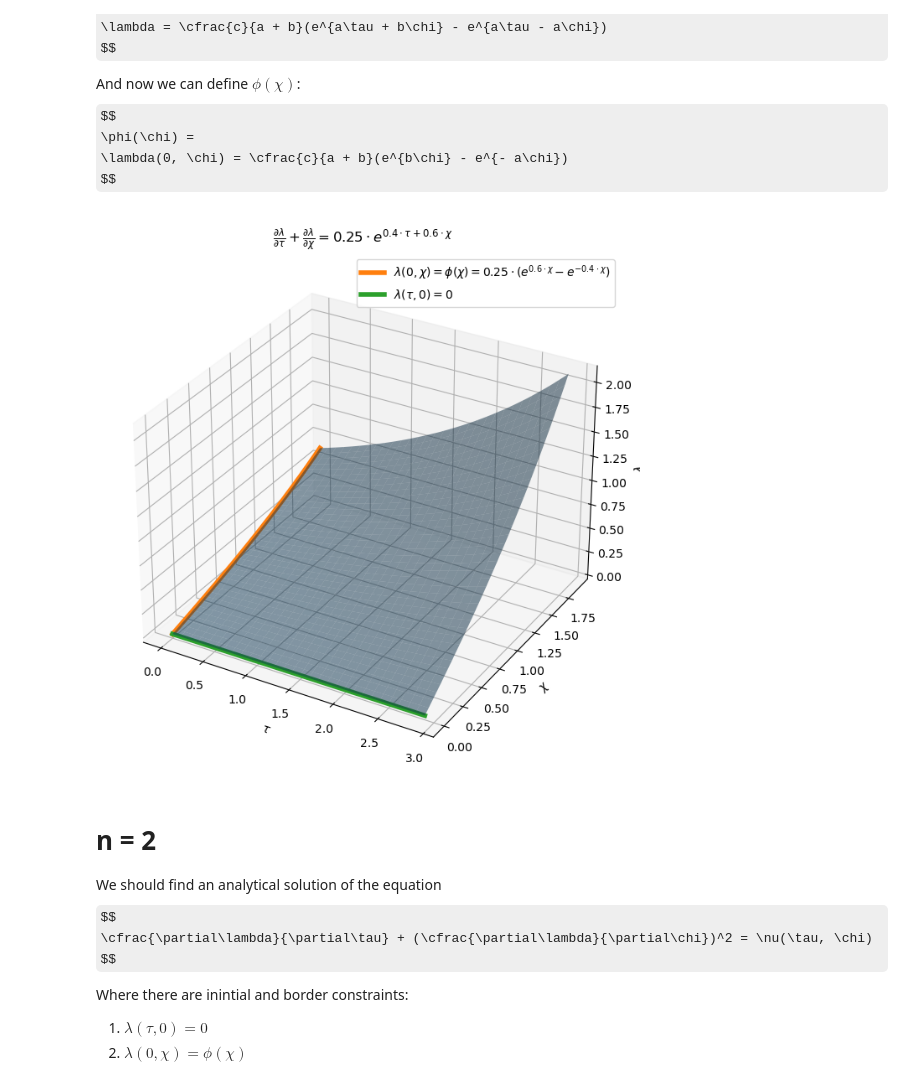
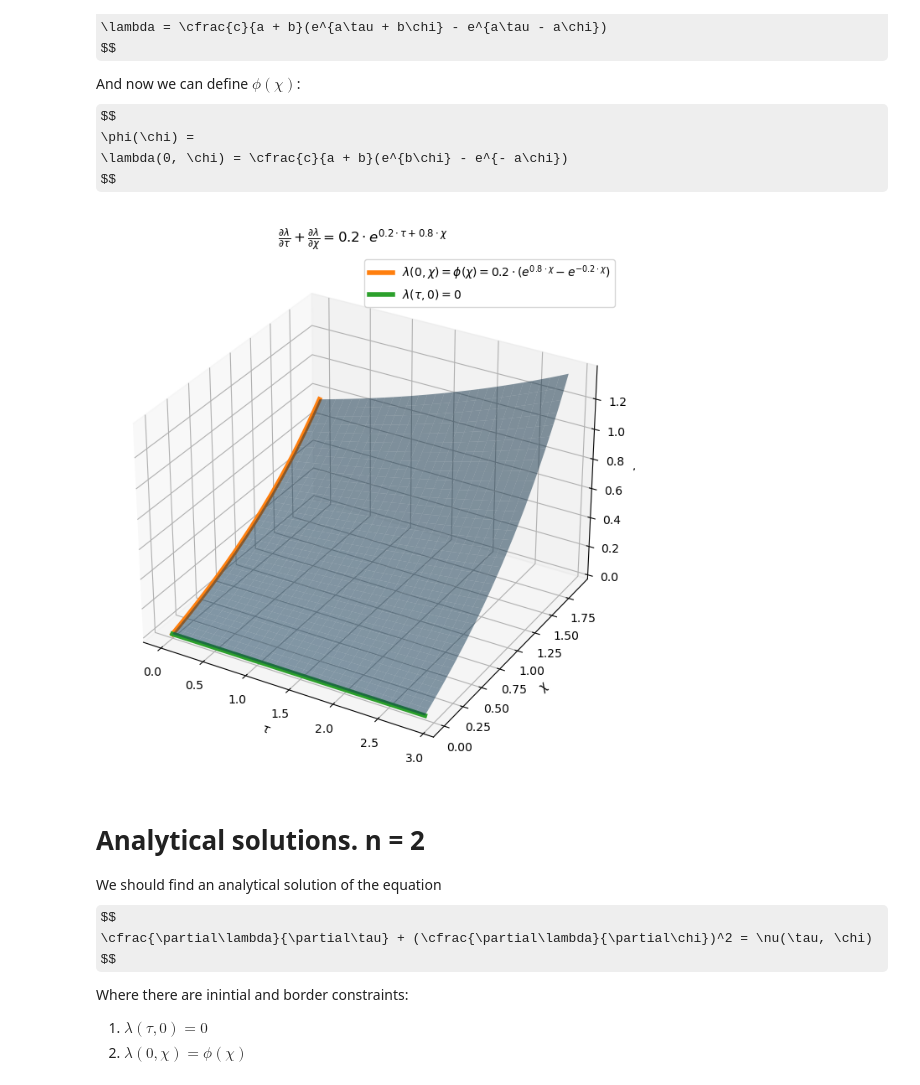
Before and after one commit to zimfv/river-profiles, a Jupyter notebook: Analytical Solutions.ipynb, the cells around one changed output. Saved outputs shown, nothing was run; the diff lists cells and outputs as text; code cells hidden in the pictures; some formulas as TeX source.

```diff
--- a/Analytical Solutions.ipynb
+++ b/Analytical Solutions.ipynb
@@ -174,46 +174,46 @@ $$
 def nu_exptype(tau, chi, a=1, b=1, c=1):
     return c*np.exp(a*tau + b*chi)
 # %%
-def lambda_anal_exptype_n1(tau, chi, a=1, b=1, c=1):
+def lambda_anal_n1_exptype(tau, chi, a=1, b=1, c=1):
     return c/(a + b)*(np.exp(a*tau + b*chi) - np.exp(a*tau - a*chi))
 # %%
 def phi_exptype(chi, a=1, b=1, c=1):
     return c/(a + b)*(np.exp(b*chi) - np.exp(-a*chi))
 # %%
-a, b, c, = 0.4, 0.6, 0.25
+a, b, c, = 0.2, 0.8, 0.2
 
 tau_space = np.ones([ntau, nchi])*taus.reshape([ntau, 1])
 chi_space = np.ones([ntau, nchi])*chis.reshape([1, nchi])
 
-solution = lambda_anal_exptype_n1(tau_space, chi_space, a=a, b=b, c=c)
+solution = lambda_anal_n1_exptype(tau_space, chi_space, a=a, b=b, c=c)
 initial = phi_exptype(chis, a=a, b=b, c=c)
 
 fig, ax = plt.subplots(subplot_kw={"projection": "3d"})
 
 fig.set_figheight(8)
 fig.set_figwidth(8)
 
 nu_str = f'{c}\\cdot e^' + '{' + str(a) + r'\cdot\tau' + ' + ' + str(b) + r'\cdot\chi' + '}'
 phi_str = f'{c/(a+b)}\\cdot(e^' + '{' + f'{b}\\cdot\\chi' +  '} - e^{' + f'{-a}\\cdot\\chi' + '})'
 title = r'$\frac{\partial\lambda}{\partial\tau} + \frac{\partial\lambda}{\partial\chi} = ' + nu_str + '$'
 
 ax.set_title(title)
 ax.plot_surface(tau_space, chi_space, solution, alpha=0.5)
 ax.plot(0*chis, chis, initial, label=r'$\lambda(0, \chi) = \phi(\chi) = ' + phi_str + '$', linewidth=4)
 ax.plot(taus, 0*taus, 0*taus, label=r'$\lambda(\tau, 0) = 0$', linewidth=4)
 
 
 ax.set_xlabel(r'$\tau$')
 ax.set_ylabel(r'$\chi$')
 ax.set_zlabel(r'$\lambda$')
 
 ax.legend()
 
 fig.show()
 # %% [output]
-[figure, old version]
+[figure, new version]
 # %% [markdown]
-# n = 2
+# Analytical solutions. n = 2
 We should find an analytical solution of the equation
 $$
 \cfrac{\partial\lambda}{\partial\tau} + (\cfrac{\partial\lambda}{\partial\chi})^2 = \nu(\tau, \chi)
```
Also changed, not shown: parts of 16 cells of this notebook.
